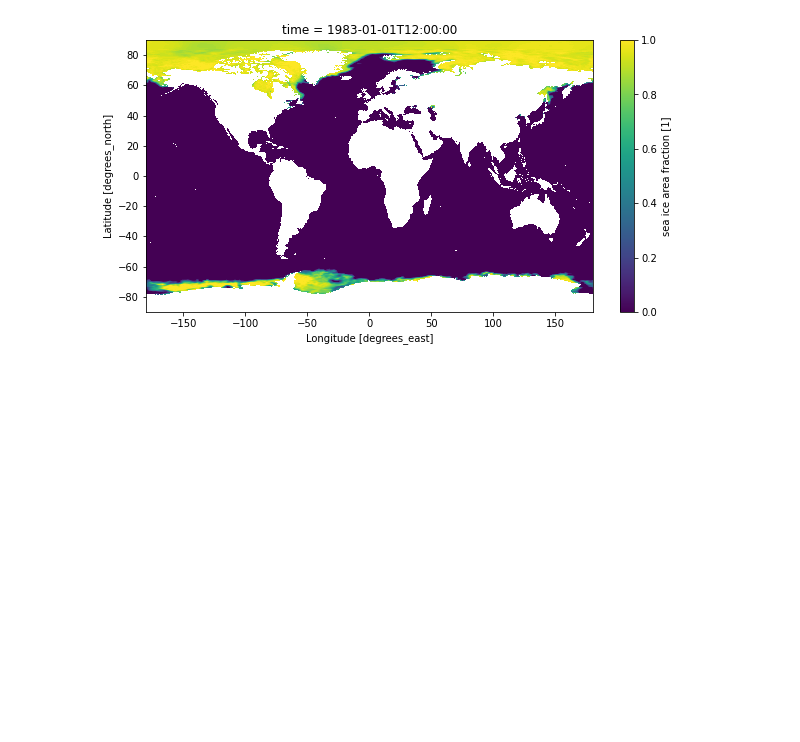
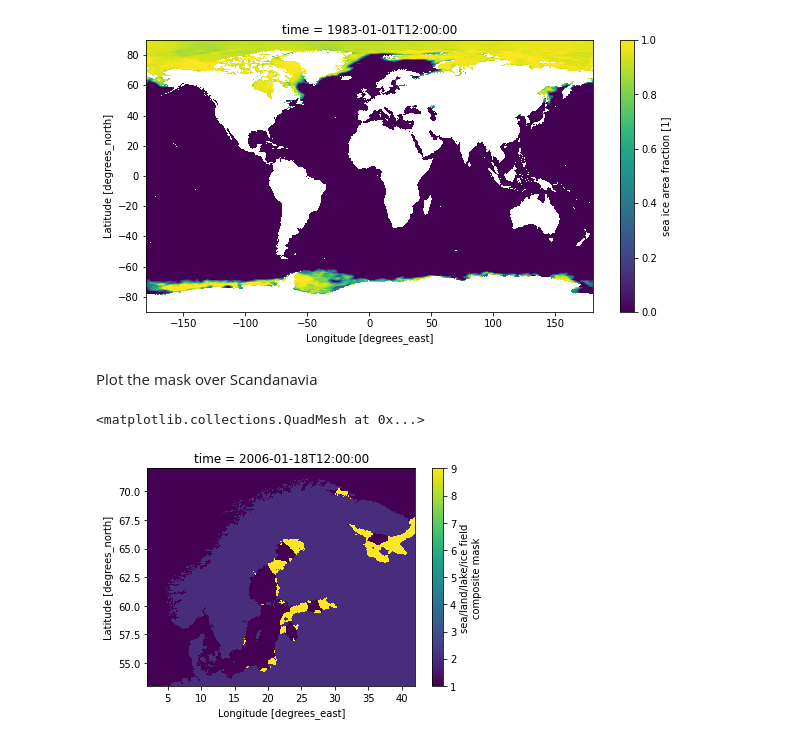
Before and after one commit to surftemp/regridding_tools, a Jupyter notebook: publish_to_zarr/tutorial1.ipynb, the cells around one changed output. Drawn from its saved outputs; the diff is of its cells as text; code cells hidden in the pictures; blank space fills up the shorter version.

```diff
--- a/publish_to_zarr/tutorial1.ipynb
+++ b/publish_to_zarr/tutorial1.ipynb
@@ -230,3 +248,10 @@ global_sea_ice_fraction.plot(figsize=(10,5))
 # %% [output]
 <matplotlib.collections.QuadMesh at 0x...>
 [figure]
+# %% [markdown]
+Plot the mask over Scandanavia
+# %%
+sst_ds["mask"].sel(time="2006-01-18").sel(lon=slice(2,42),lat=slice(53,72)).plot()
+# %% [output]
+<matplotlib.collections.QuadMesh at 0x...>
+[figure, added]
```
Also changed, not shown: parts of 12 cells of this notebook, 1 other file.
